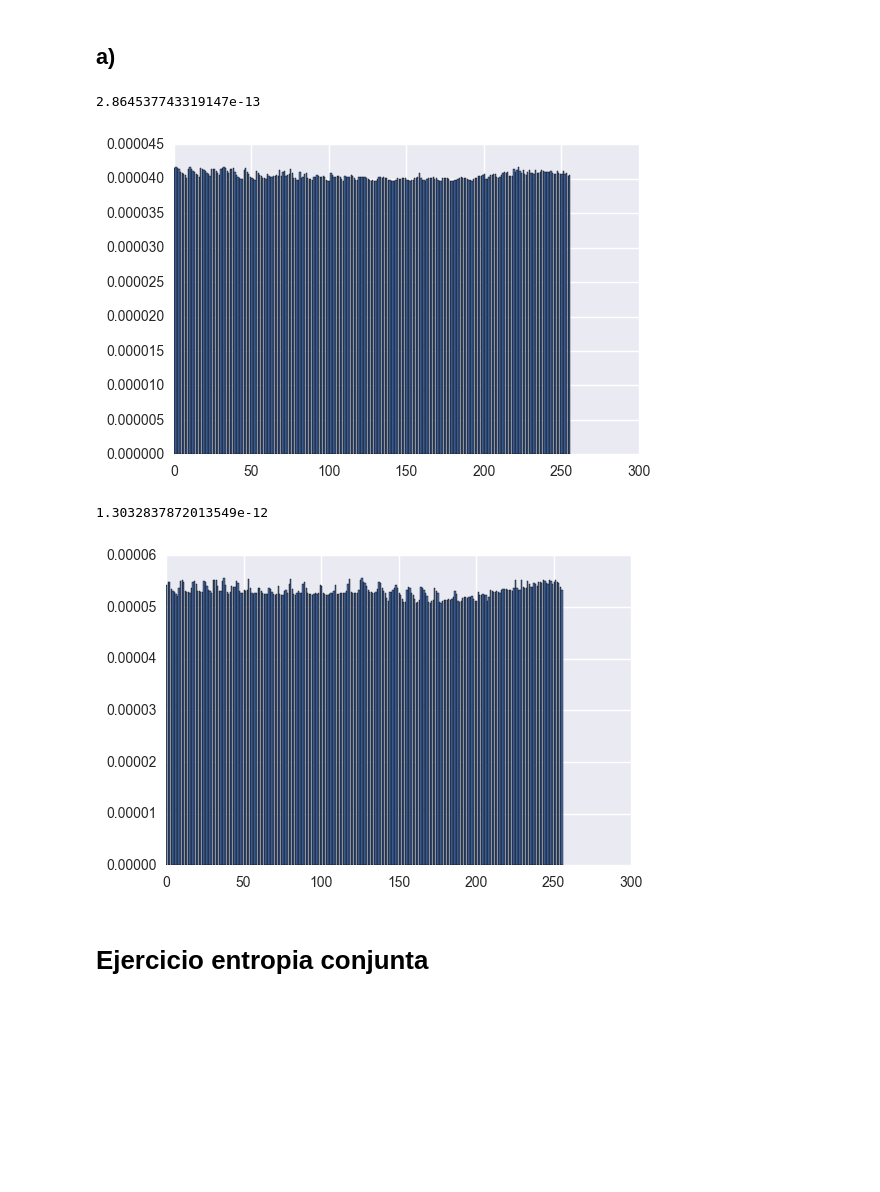
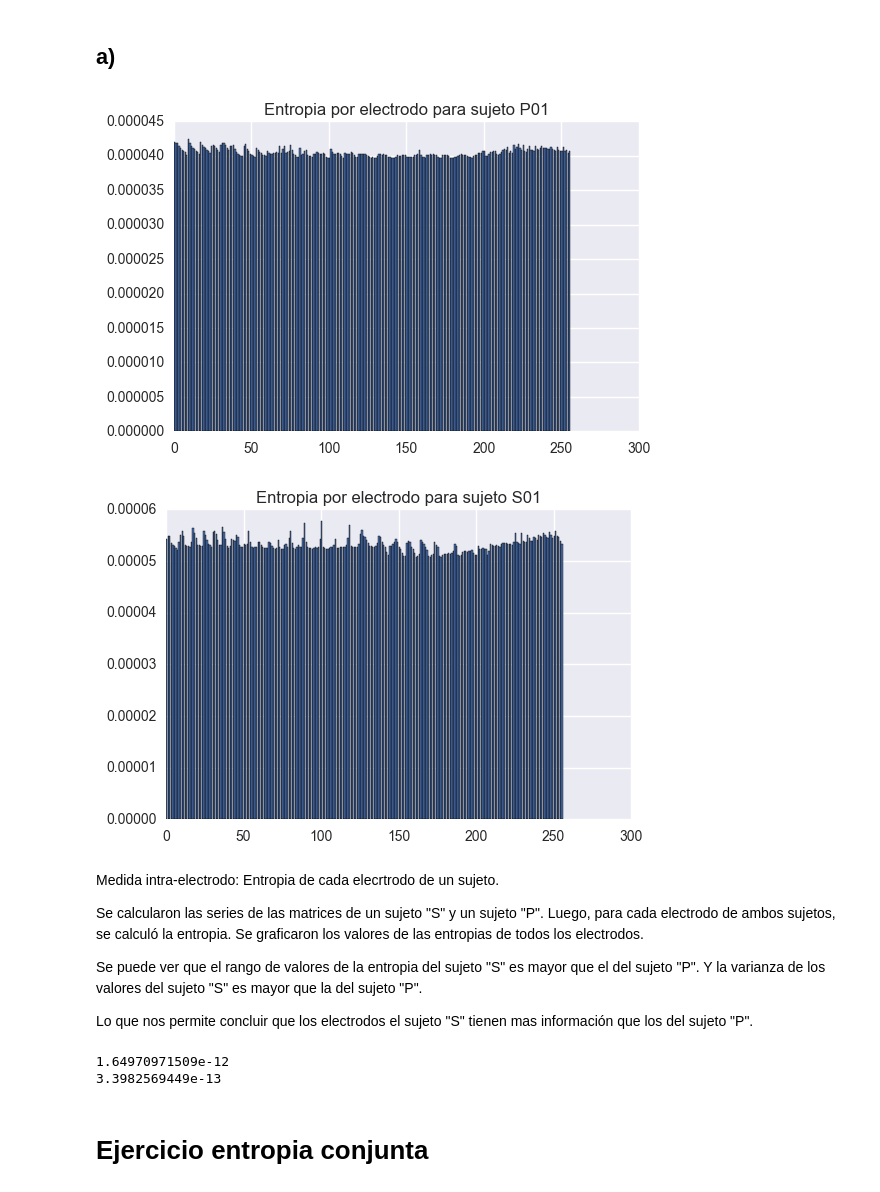
Before and after one commit to turtle-lea/ciencia-de-datos, a Jupyter notebook: tp-2/tp-2-version-entregable.ipynb, the cells around one changed output. Cells and saved outputs as stored; diff of their text form; code cells hidden in the pictures; blank space fills up the shorter version.

```diff
--- a/tp-2/tp-2-version-entregable.ipynb
+++ b/tp-2/tp-2-version-entregable.ipynb
@@ -621,25 +638,19 @@ def entropias_electrodos_por_sujeto(filename):
 filename_P = "/Users/lmatayoshi/Desktop/EEG/P01.mat"
 # %%
 res_P = entropias_electrodos_por_sujeto(filename_P)
-# %%
-np.var(res_P)
-# %% [output]
-2.864537743319147e-13
 # %%
 plt.bar(range(len(res_P[:256])), res_P[:256])
+plt.title("Entropia por electrodo para sujeto P01")
 plt.show()
 # %% [output]
-[figure, old version]
+[figure, new version]
 # %%
 filename_S = "/Users/lmatayoshi/Desktop/EEG/S01.mat"
 # %%
 res_S = entropias_electrodos_por_sujeto(filename_S)
-# %%
-np.var(res_S)
-# %% [output]
-1.3032837872013549e-12
 # %%
 plt.bar(range(len(res_S[:256])), res_S[:256])
+plt.title("Entropia por electrodo para sujeto S01")
 plt.show()
 # %% [output]
-[figure, old version]
+[figure, new version]
@@ -659,2 +657,19 @@ plt.show()
+# %% [markdown]
+Medida intra-electrodo: Entropia de cada elecrtrodo de un sujeto.
+
+Se calcularon las series de las matrices de un sujeto "S" y un sujeto "P".
+Luego, para cada electrodo de ambos sujetos, se calculó la entropia.
+Se graficaron los valores de las entropias de todos los electrodos.
+
+Se puede ver que el rango de valores de la entropia del sujeto "S" es mayor que el del sujeto "P".
+Y la varianza de los valores del sujeto "S" es mayor que la del sujeto "P".
+
+Lo que nos permite concluir que los electrodos el sujeto "S" tienen mas información que los del sujeto "P".
+# %%
+print np.var(res_S)
+print np.var(res_P)
+# %% [output]
+1.64970971509e-12
+3.3982569449e-13
 # %% [markdown]
 # Ejercicio entropia conjunta
```
Also changed, not shown: parts of 48 cells of this notebook.
